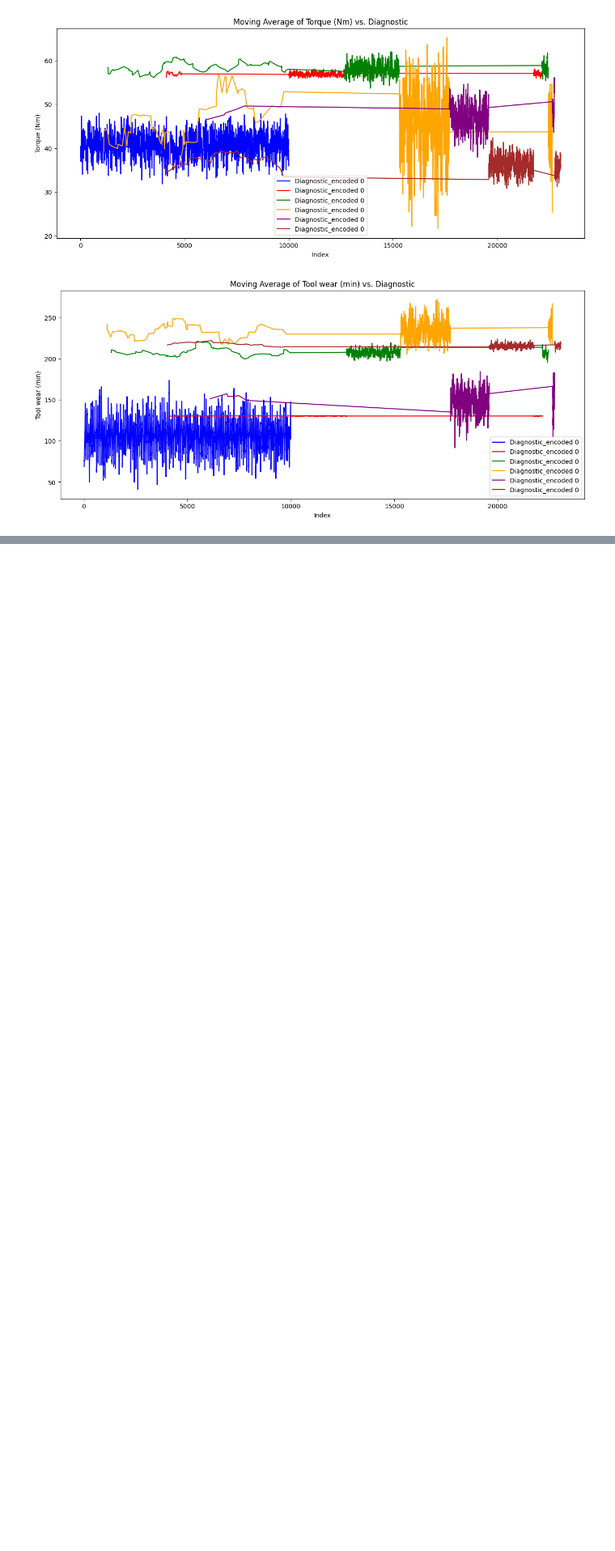
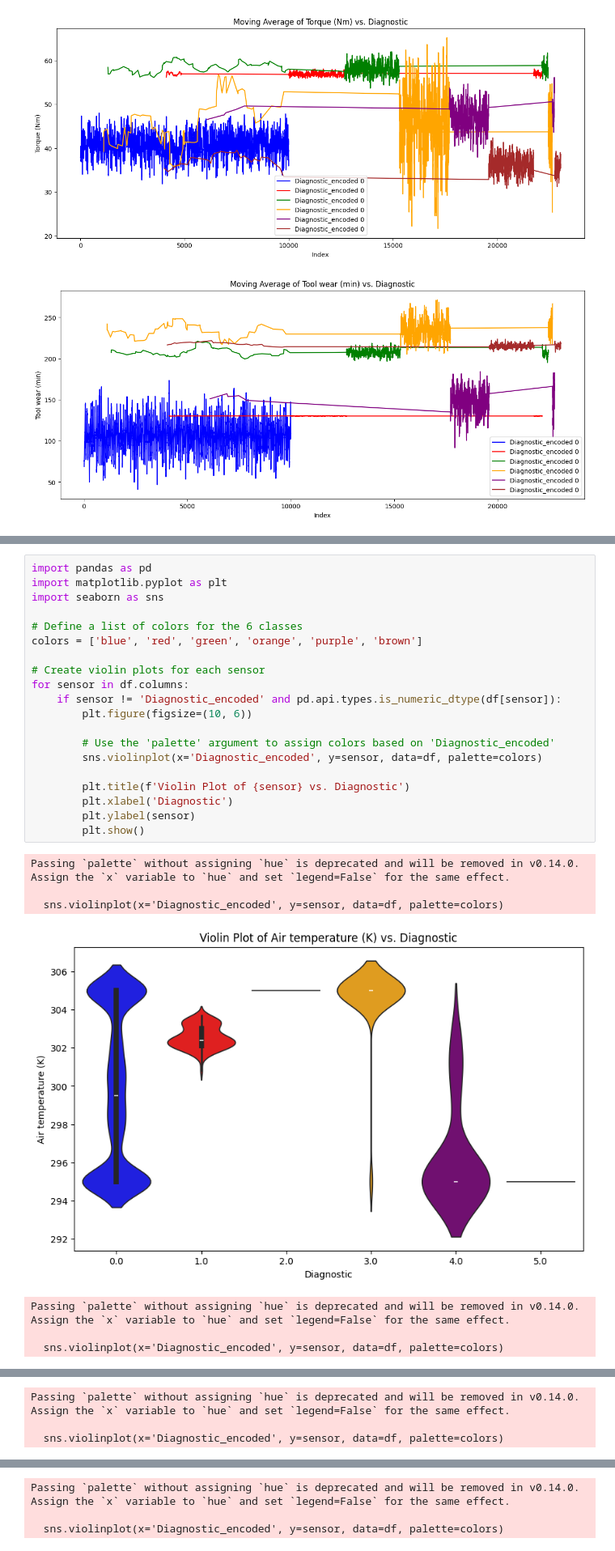
Before and after one commit to PriyanshuR23/Industrial_IOT_Predictive_Maintenance, a Jupyter notebook: Visualizations.ipynb, the cells around one changed output, grey strips where cells are left out. Shown at 81% size. Drawn from its saved outputs; the diff is of its cells as text; blank space fills up the shorter version.

```diff
--- a/Visualizations.ipynb
+++ b/Visualizations.ipynb
@@ -297,0 +313,28 @@ plt.show()
+# %%
+import pandas as pd
+import matplotlib.pyplot as plt
+import seaborn as sns
+
+# Define a list of colors for the 6 classes
+colors = ['blue', 'red', 'green', 'orange', 'purple', 'brown']
+
+# Create violin plots for each sensor
+for sensor in df.columns:
+    if sensor != 'Diagnostic_encoded' and pd.api.types.is_numeric_dtype(df[sensor]):
+        plt.figure(figsize=(10, 6))
+
+        # Use the 'palette' argument to assign colors based on 'Diagnostic_encoded'
+        sns.violinplot(x='Diagnostic_encoded', y=sensor, data=df, palette=colors)
+
+        plt.title(f'Violin Plot of {sensor} vs. Diagnostic')
+        plt.xlabel('Diagnostic')
+        plt.ylabel(sensor)
+        plt.show()
+# %% [output]
+Passing `palette` without assigning `hue` is deprecated and will be removed in v0.14.0. Assign the `x` variable to `hue` and set `legend=False` for the same effect.
+
+  sns.violinplot(x='Diagnostic_encoded', y=sensor, data=df, palette=colors)
+[figure, added]
+Passing `palette` without assigning `hue` is deprecated and will be removed in v0.14.0. Assign the `x` variable to `hue` and set `legend=False` for the same effect.
+
+  sns.violinplot(x='Diagnostic_encoded', y=sensor, data=df, palette=colors)
@@ -297,0 +342,3 @@ plt.show()
+Passing `palette` without assigning `hue` is deprecated and will be removed in v0.14.0. Assign the `x` variable to `hue` and set `legend=False` for the same effect.
+
+  sns.violinplot(x='Diagnostic_encoded', y=sensor, data=df, palette=colors)
@@ -297,0 +346,3 @@ plt.show()
+Passing `palette` without assigning `hue` is deprecated and will be removed in v0.14.0. Assign the `x` variable to `hue` and set `legend=False` for the same effect.
+
+  sns.violinplot(x='Diagnostic_encoded', y=sensor, data=df, palette=colors)
```
Also changed, not shown: parts of 5 cells of this notebook.
